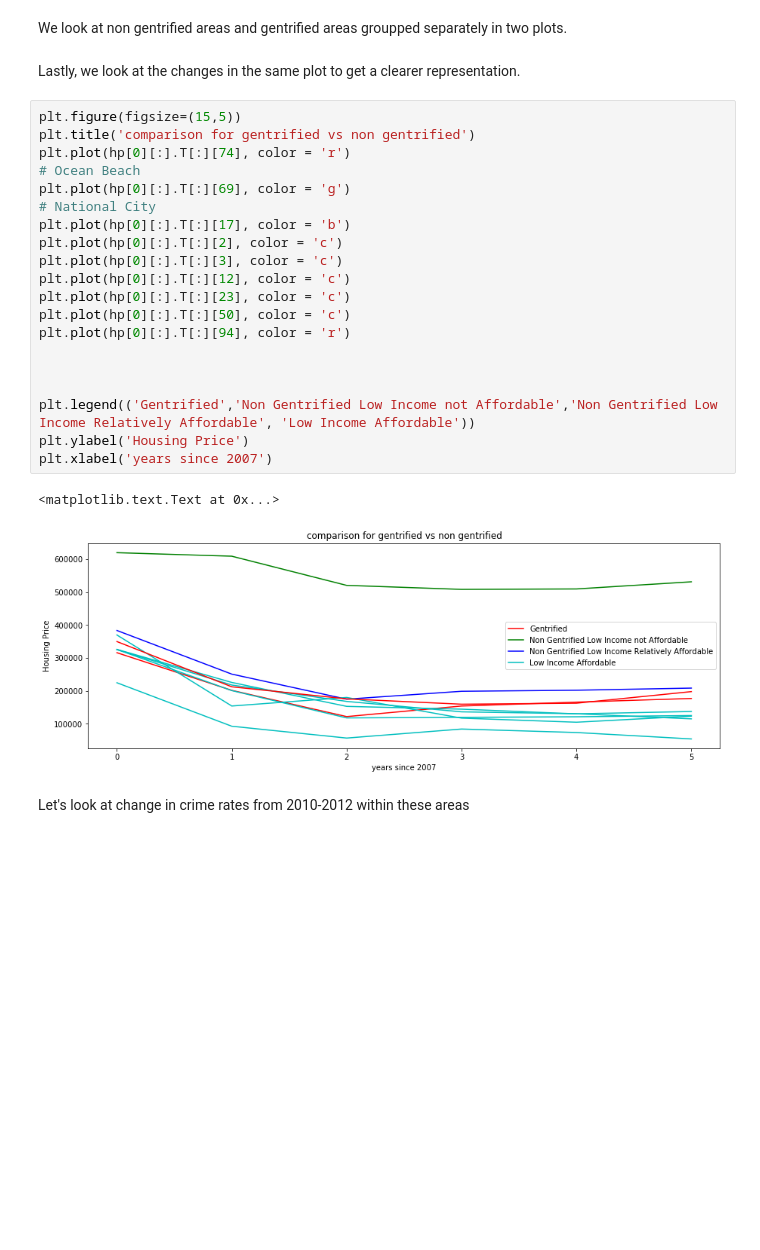
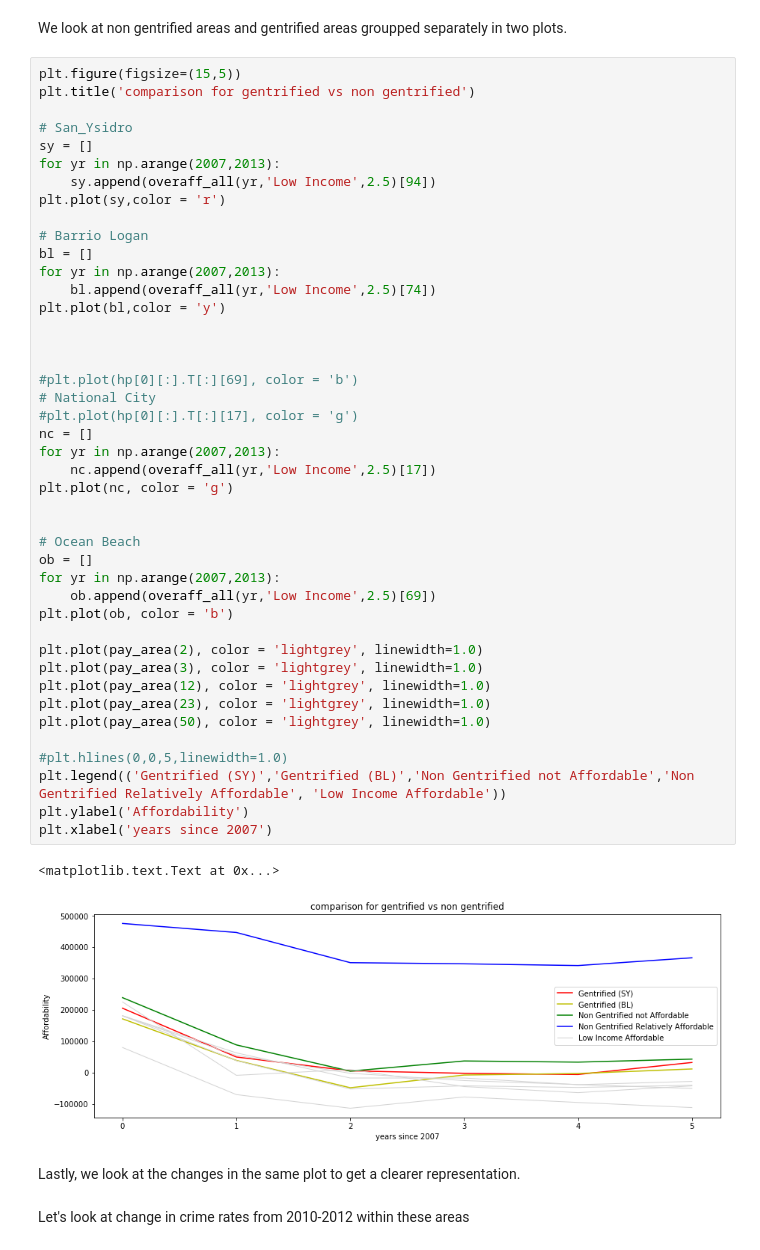
Before and after one commit to AbenaBonsu/Pr_057, a Jupyter notebook: Pr_057_HackathonSubmission.ipynb, the cells around one changed output. Cells and saved outputs as stored; diff of their text form; blank space fills up the shorter version.

Commit message:
L
# Conflicts:
#	.ipynb_checkpoints/HousingPrices-checkpoint.ipynb
#	.ipynb_checkpoints/Pr_057_HackathonSubmission-checkpoint.ipynb
#	Pr_057_HackathonSubmission.ipynb
#	cogs108.h5

```diff
--- a/Pr_057_HackathonSubmission.ipynb
+++ b/Pr_057_HackathonSubmission.ipynb
@@ -1074,31 +1074,54 @@ _ = plt.plot(hp[0][:].T[:][94], color = 'r')
 [figure]
 # %% [markdown]
 We look at non gentrified areas and gentrified areas groupped separately in two plots.
+# %%
+plt.figure(figsize=(15,5))
+plt.title('comparison for gentrified vs non gentrified')
+
+# San_Ysidro
+sy = []
+for yr in np.arange(2007,2013):
+    sy.append(overaff_all(yr,'Low Income',2.5)[94])
+plt.plot(sy,color = 'r')
+
+# Barrio Logan
+bl = []
+for yr in np.arange(2007,2013):
+    bl.append(overaff_all(yr,'Low Income',2.5)[74])
+plt.plot(bl,color = 'y')
+
+
+
+#plt.plot(hp[0][:].T[:][69], color = 'b')
+# National City
+#plt.plot(hp[0][:].T[:][17], color = 'g')
+nc = []
+for yr in np.arange(2007,2013):
+    nc.append(overaff_all(yr,'Low Income',2.5)[17])
+plt.plot(nc, color = 'g')
+
+
+# Ocean Beach
+ob = []
+for yr in np.arange(2007,2013):
+    ob.append(overaff_all(yr,'Low Income',2.5)[69])
+plt.plot(ob, color = 'b')
+
+plt.plot(pay_area(2), color = 'lightgrey', linewidth=1.0)
+plt.plot(pay_area(3), color = 'lightgrey', linewidth=1.0)
+plt.plot(pay_area(12), color = 'lightgrey', linewidth=1.0)
+plt.plot(pay_area(23), color = 'lightgrey', linewidth=1.0)
+plt.plot(pay_area(50), color = 'lightgrey', linewidth=1.0)
+
+#plt.hlines(0,0,5,linewidth=1.0)
+plt.legend(('Gentrified (SY)','Gentrified (BL)','Non Gentrified not Affordable','Non Gentrified Relatively Affordable', 'Low Income Affordable'))
+plt.ylabel('Affordability')
+plt.xlabel('years since 2007')
+# %% [output]
+<matplotlib.text.Text at 0x...>
+[figure, added]
 # %% [markdown]
 Lastly, we look at the changes in the same plot to get a clearer representation.
-# %%
-plt.figure(figsize=(15,5))
-plt.title('comparison for gentrified vs non gentrified')
-plt.plot(hp[0][:].T[:][74], color = 'r')
-# Ocean Beach
-plt.plot(hp[0][:].T[:][69], color = 'g')
-# National City
-plt.plot(hp[0][:].T[:][17], color = 'b')
-plt.plot(hp[0][:].T[:][2], color = 'c')
-plt.plot(hp[0][:].T[:][3], color = 'c')
-plt.plot(hp[0][:].T[:][12], color = 'c')
-plt.plot(hp[0][:].T[:][23], color = 'c')
-plt.plot(hp[0][:].T[:][50], color = 'c')
-plt.plot(hp[0][:].T[:][94], color = 'r')
-
-
-
-plt.legend(('Gentrified','Non Gentrified Low Income not Affordable','Non Gentrified Low Income Relatively Affordable', 'Low Income Affordable'))
-plt.ylabel('Housing Price')
-plt.xlabel('years since 2007')
-# %% [output]
-<matplotlib.text.Text at 0x...>
-[figure, removed]
 # %% [markdown]
 Let's look at change in crime rates from 2010-2012 within these areas
 # %%
```
Also changed, not shown: parts of 4 cells of this notebook.
